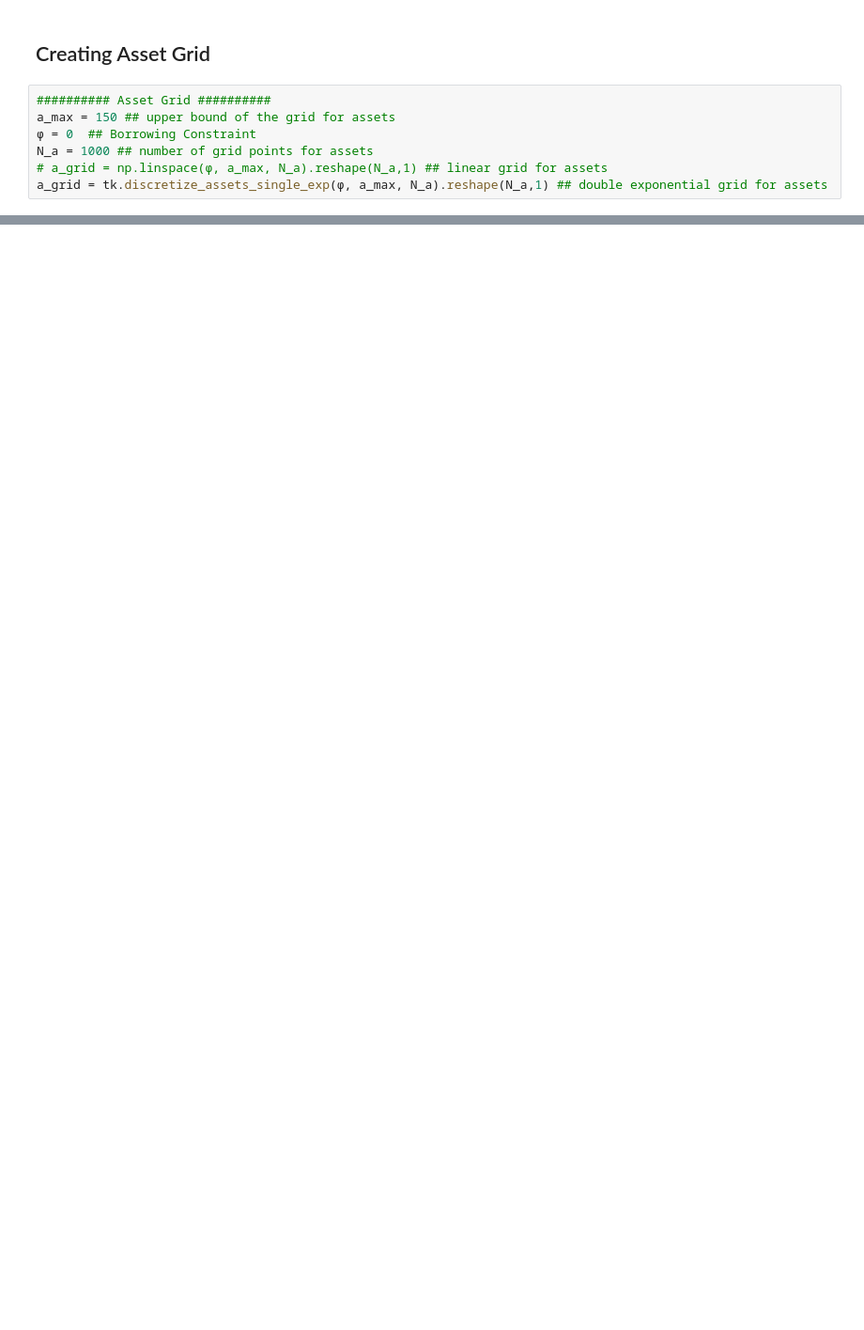
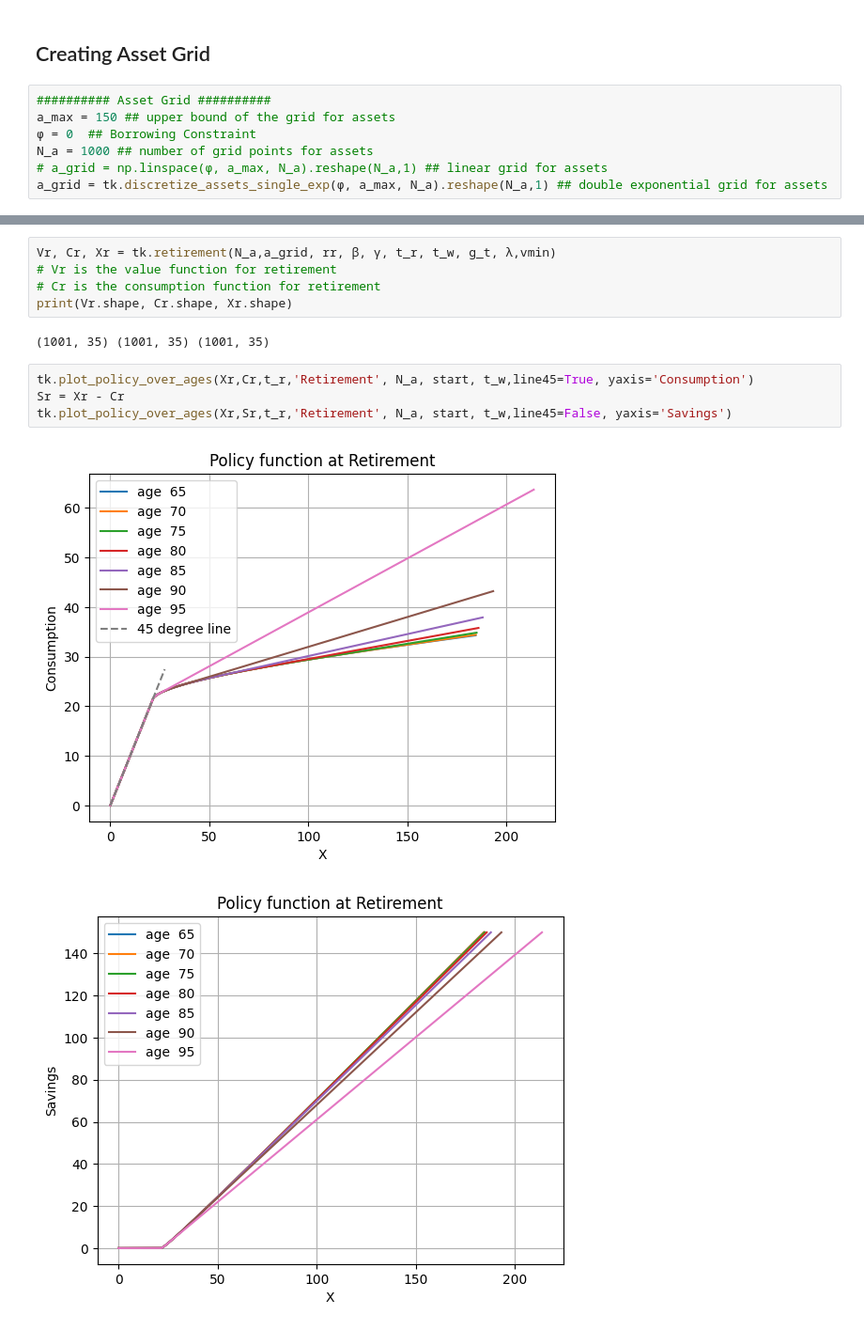
Before and after one commit to mortezaaghajanzadeh/Household-Finance, a Jupyter notebook: Part I - Life cycle consumption savings models/Problem set 1/ProblemSet1.ipynb, the cells around one changed output, grey strips where cells are left out. Shown: that part at 94% size. Drawn from its saved outputs; the diff is of its cells as text; blank space fills up the shorter version.

```diff
--- a/Part I - Life cycle consumption savings models/Problem set 1/ProblemSet1.ipynb
+++ b/Part I - Life cycle consumption savings models/Problem set 1/ProblemSet1.ipynb
@@ -337,0 +121,14 @@ plt.show()
+# %%
+Vr, Cr, Xr = tk.retirement(N_a,a_grid, rr, β, γ, t_r, t_w, g_t, λ,vmin)
+# Vr is the value function for retirement
+# Cr is the consumption function for retirement
+print(Vr.shape, Cr.shape, Xr.shape)
+# %% [output]
+(1001, 35) (1001, 35) (1001, 35)
+# %%
+tk.plot_policy_over_ages(Xr,Cr,t_r,'Retirement', N_a, start, t_w,line45=True, yaxis='Consumption')
+Sr = Xr - Cr
+tk.plot_policy_over_ages(Xr,Sr,t_r,'Retirement', N_a, start, t_w,line45=False, yaxis='Savings')
+# %% [output]
+[figure, added]
+[figure, added]
```
Also changed, not shown: parts of 35 cells of this notebook, 6 other files.
